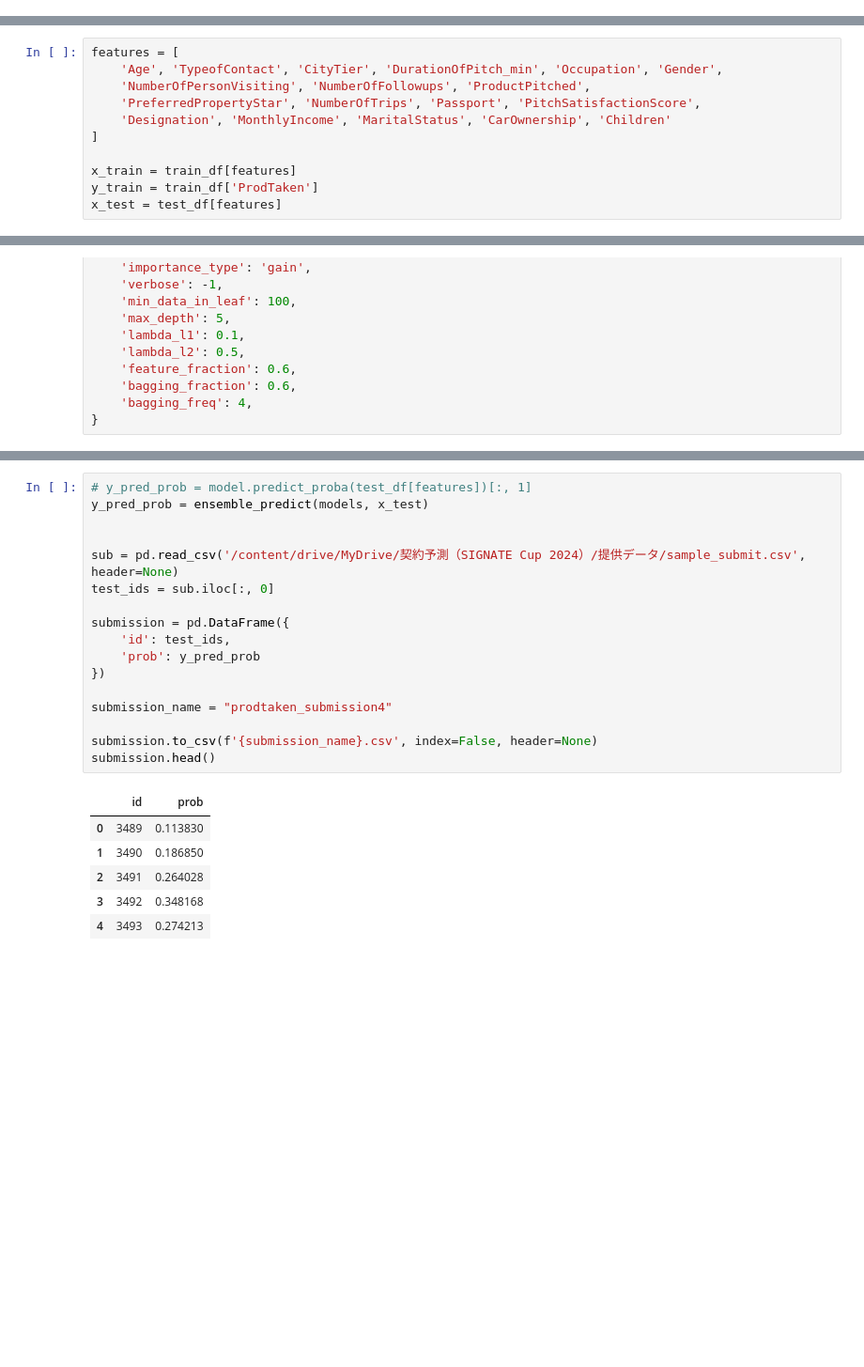
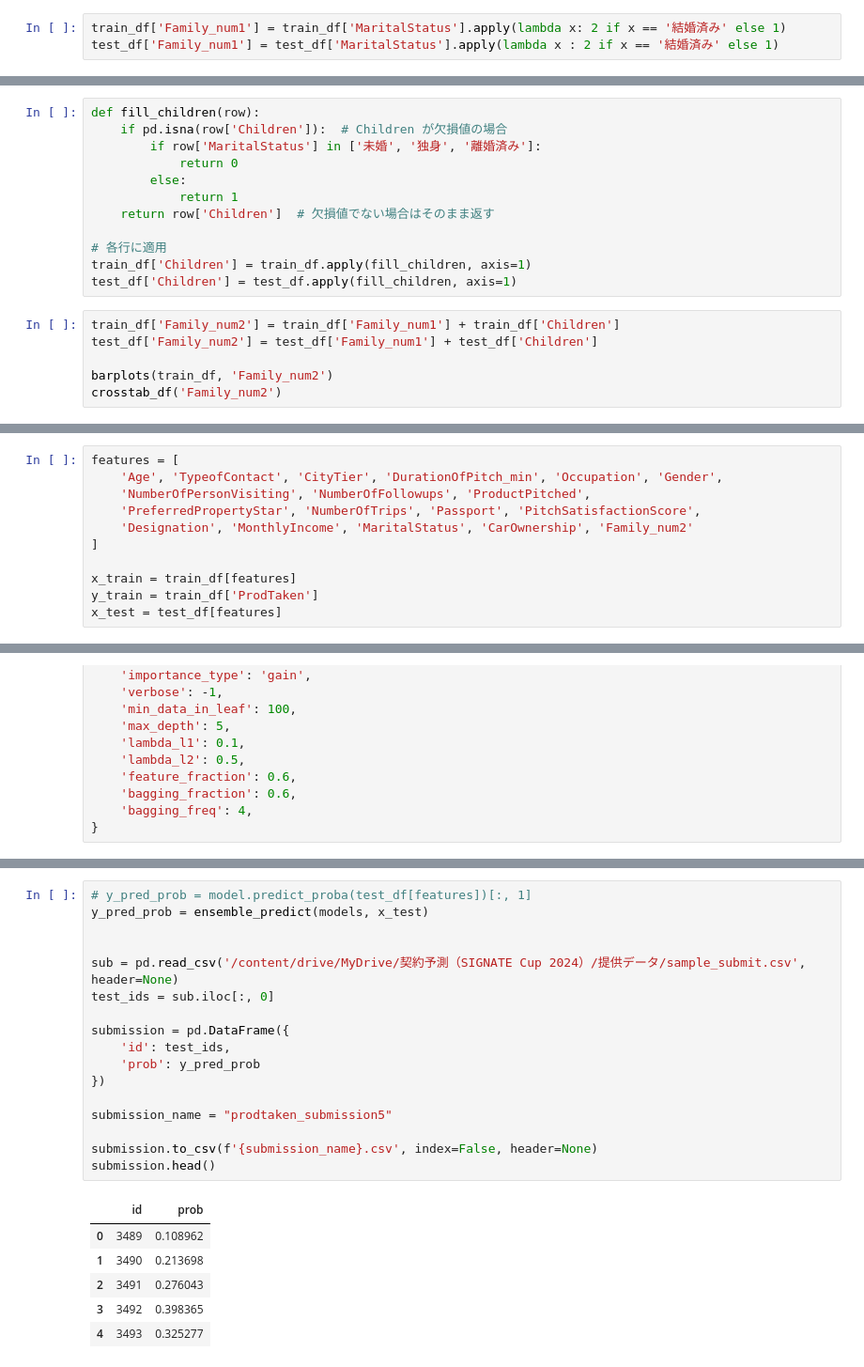
Before and after one commit to skyshine460/ProdTaken, a Jupyter notebook: ProdTaken_lightgbm.ipynb, the cells around one changed output, grey strips where cells are left out. Shown at 94% size. Saved outputs shown, nothing was run; the diff lists cells and outputs as text; blank space fills up the shorter version.

Commit message:
prodtaken_submission5

```diff
--- a/ProdTaken_lightgbm.ipynb
+++ b/ProdTaken_lightgbm.ipynb
@@ -960,6 +960,9 @@ crosstab_df('MaritalStatus')
 | 独身 | 430 | 216 | 0.334365 |
 | 結婚済み | 1248 | 136 | 0.098266 |
 | 離婚済み | 776 | 102 | 0.116173 |
+# %%
+train_df['Family_num1'] = train_df['MaritalStatus'].apply(lambda x: 2 if x == '結婚済み' else 1)
+test_df['Family_num1'] = test_df['MaritalStatus'].apply(lambda x : 2 if x == '結婚済み' else 1)
 # %%
 car_words = ['車所持', '自動車所有', '自家用車あり', '乗用車所持', '車保有', '車あり']
 noncar_words = ['車未所持', '自動車未所有', '自家用車なし', '乗用車なし', '車保有なし', '車なし']
@@ -1047,3 +1050,21 @@ crosstab_df('Children')
 | 1.0 | 1390 | 180 | 0.114650 |
 | 2.0 | 726 | 98 | 0.118932 |
 | 3.0 | 68 | 5 | 0.068493 |
+# %%
+def fill_children(row):
+    if pd.isna(row['Children']):  # Children が欠損値の場合
+        if row['MaritalStatus'] in ['未婚', '独身', '離婚済み']:
+            return 0
+        else:
+            return 1
+    return row['Children']  # 欠損値でない場合はそのまま返す
+
+# 各行に適用
+train_df['Children'] = train_df.apply(fill_children, axis=1)
+test_df['Children'] = test_df.apply(fill_children, axis=1)
+# %%
+train_df['Family_num2'] = train_df['Family_num1'] + train_df['Children']
+test_df['Family_num2'] = test_df['Family_num1'] + test_df['Children']
+
+barplots(train_df, 'Family_num2')
+crosstab_df('Family_num2')
@@ -1104,7 +1134,7 @@ features = [
     'Age', 'TypeofContact', 'CityTier', 'DurationOfPitch_min', 'Occupation', 'Gender',
     'NumberOfPersonVisiting', 'NumberOfFollowups', 'ProductPitched',
     'PreferredPropertyStar', 'NumberOfTrips', 'Passport', 'PitchSatisfactionScore',
-    'Designation', 'MonthlyIncome', 'MaritalStatus', 'CarOwnership', 'Children'
+    'Designation', 'MonthlyIncome', 'MaritalStatus', 'CarOwnership', 'Family_num2'
 ]
 
 x_train = train_df[features]
@@ -1253,24 +1283,24 @@ plt.show()
 # %%
 # y_pred_prob = model.predict_proba(test_df[features])[:, 1]
 y_pred_prob = ensemble_predict(models, x_test)
 
 
 sub = pd.read_csv('/content/drive/MyDrive/契約予測（SIGNATE Cup 2024）/提供データ/sample_submit.csv', header=None)
 test_ids = sub.iloc[:, 0]
 
 submission = pd.DataFrame({
     'id': test_ids,
     'prob': y_pred_prob
 })
 
-submission_name = "prodtaken_submission4"
+submission_name = "prodtaken_submission5"
 
 submission.to_csv(f'{submission_name}.csv', index=False, header=None)
 submission.head()
 # %% [output]
 |  | id | prob |
-| 0 | 3489 | 0.113830 |
-| 1 | 3490 | 0.186850 |
-| 2 | 3491 | 0.264028 |
-| 3 | 3492 | 0.348168 |
-| 4 | 3493 | 0.274213 |
+| 0 | 3489 | 0.108962 |
+| 1 | 3490 | 0.213698 |
+| 2 | 3491 | 0.276043 |
+| 3 | 3492 | 0.398365 |
+| 4 | 3493 | 0.325277 |
```
Also changed, not shown: parts of 6 cells of this notebook.
